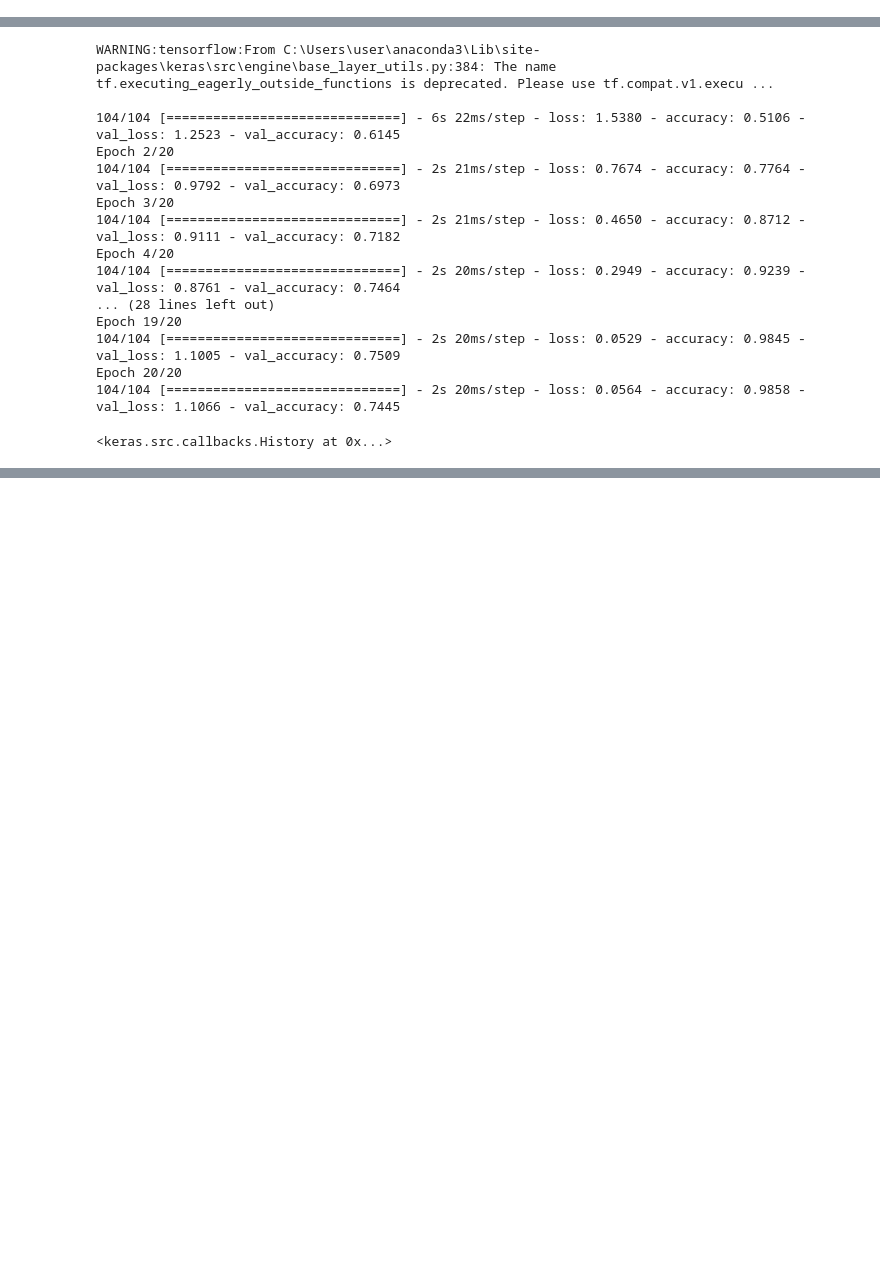
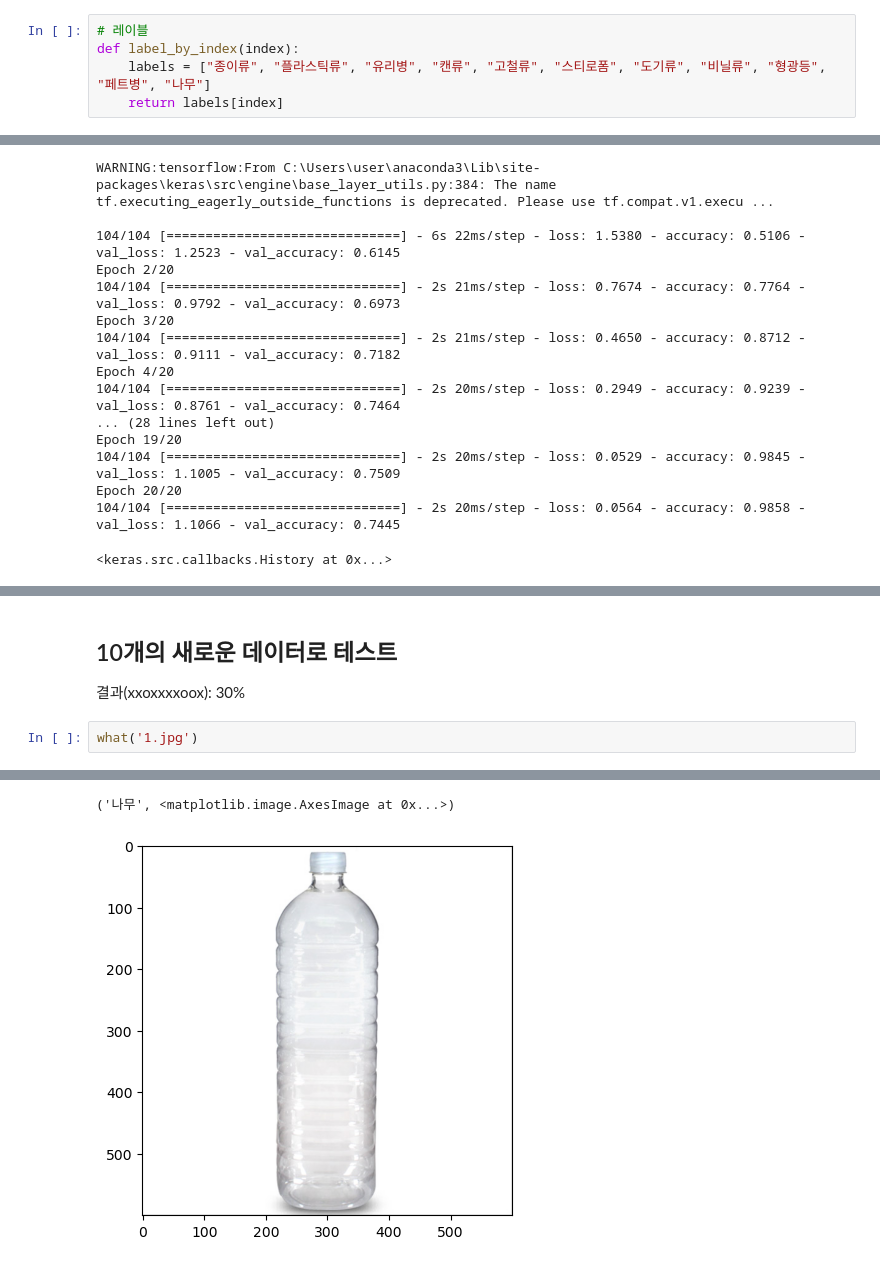
Before and after one commit to lth0813/Sprint2, a Jupyter notebook: model.ipynb, the cells around one changed output, grey strips where cells are left out. Cells and saved outputs as stored; diff of their text form; blank space fills up the shorter version.

```diff
--- a/model.ipynb
+++ b/model.ipynb
@@ -149,4 +149,9 @@ def scaling(data_list):
         dt = cv.resize(dt, (150,150)).reshape(1,150,150,-1)
         X[idx] = dt[:,:,:,:3]
     return X
+# %%
+# 레이블
+def label_by_index(index):
+    labels = ["종이류", "플라스틱류", "유리병", "캔류", "고철류", "스티로폼", "도기류", "비닐류", "형광등", "페트병", "나무"]
+    return labels[index]
 # %%
@@ -313,0 +322,6 @@ AxesImage(size=(1300, 838))
+# %% [markdown]
+## 10개의 새로운 데이터로 테스트
+결과(xxoxxxxoox): 30%
+# %%
+what('1.jpg')
+# %% [output]
@@ -313,0 +331,2 @@ AxesImage(size=(1300, 838))
+('나무', <matplotlib.image.AxesImage at 0x...>)
+[figure, added]
```
Also changed, not shown: parts of 18 cells of this notebook, 1 other file.
